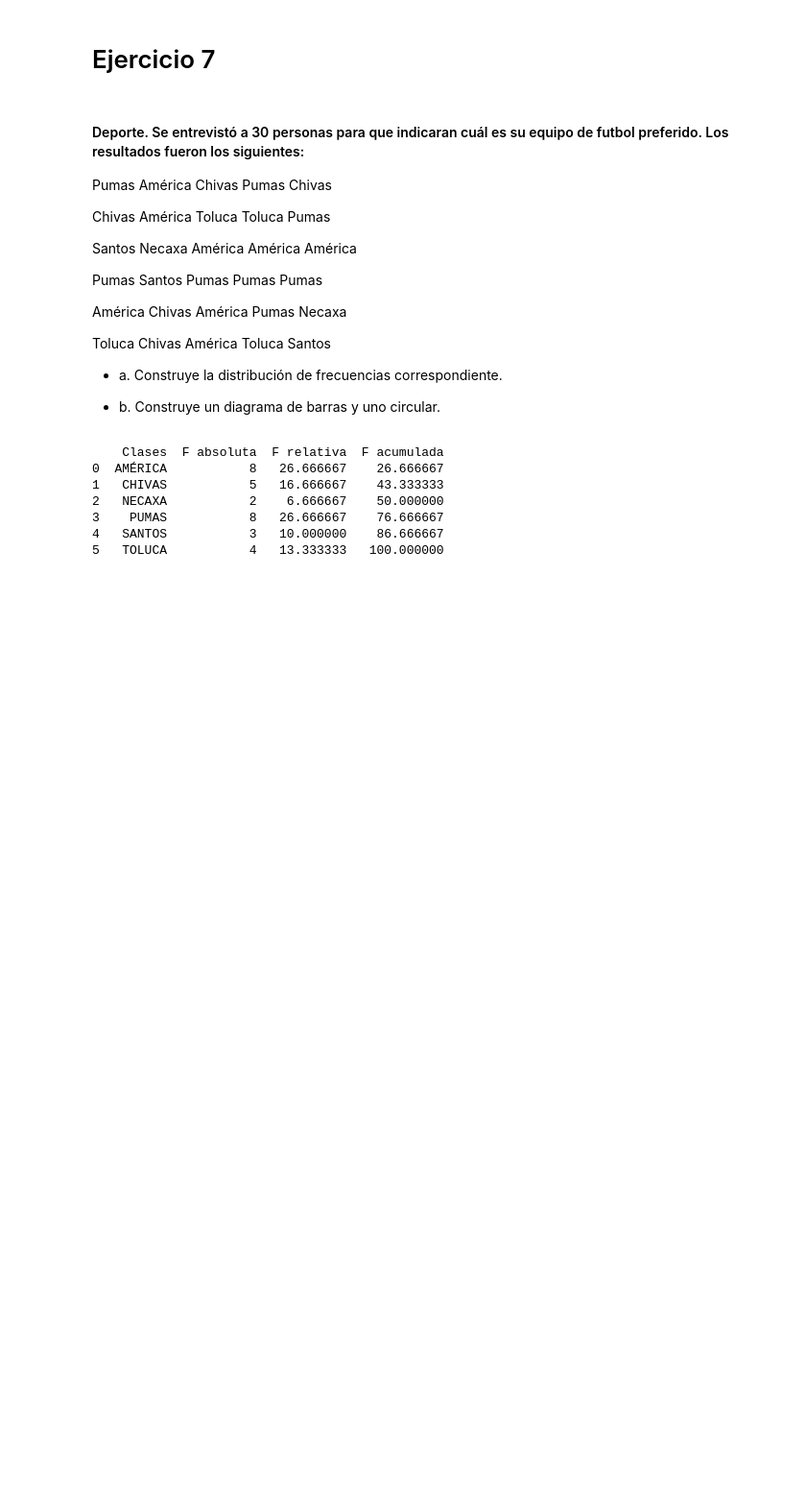
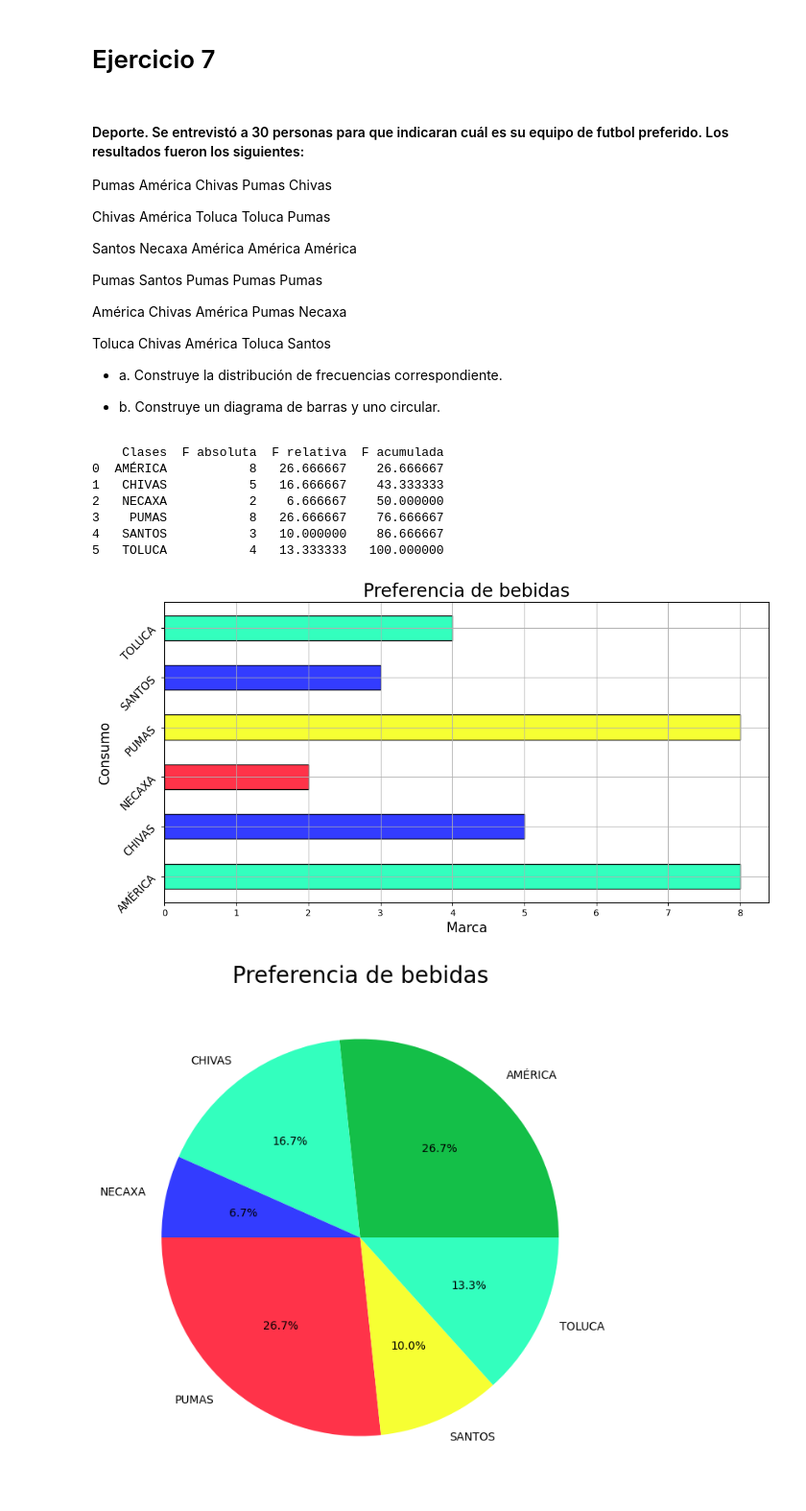
Before and after one commit to Isai23011/IMCVerano2024T1, a Jupyter notebook: Ejercicios.ipynb, the cells around one changed output. Shown at 96% size. Saved outputs shown, nothing was run; the diff lists cells and outputs as text; code cells hidden in the pictures; blank space fills up the shorter version.

```diff
--- a/Ejercicios.ipynb
+++ b/Ejercicios.ipynb
@@ -80,3 +81,10 @@ titulo = "Preferencia de bebidas"
 3    PUMAS           8   26.666667    76.666667
 4   SANTOS           3   10.000000    86.666667
 5   TOLUCA           4   13.333333   100.000000
+# %%
+# Graficas Barras y Pastel
+barras = pa.plot_barras(clases,fa_sorted, marcas_texto, labelx, labely, titulo)
+pastel = re.plot_pie(fr_relativa,marcas_texto,titulo)
+# %% [output]
+[figure, added]
+[figure, added]
```
Also changed, not shown: parts of 1 cell of this notebook.
